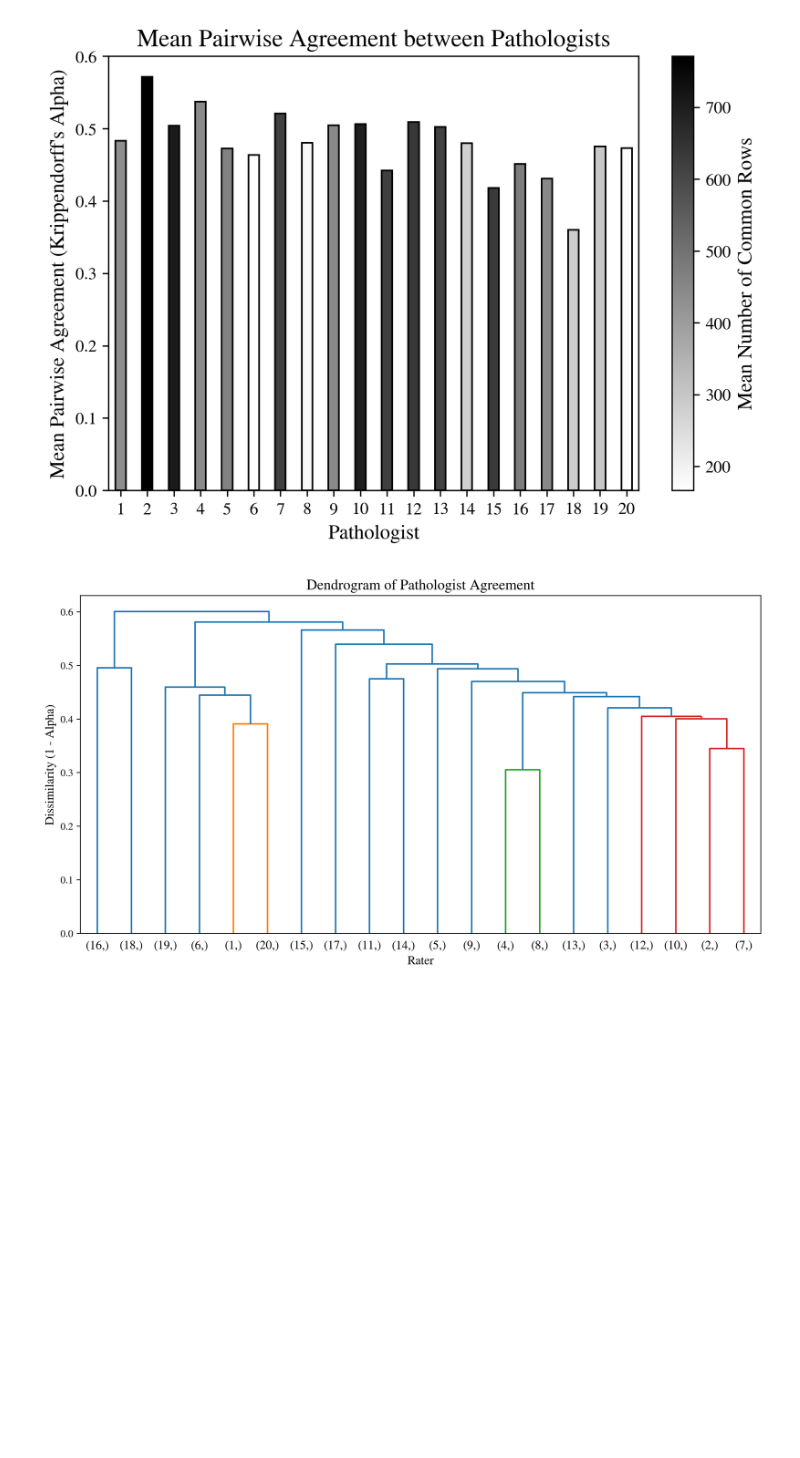
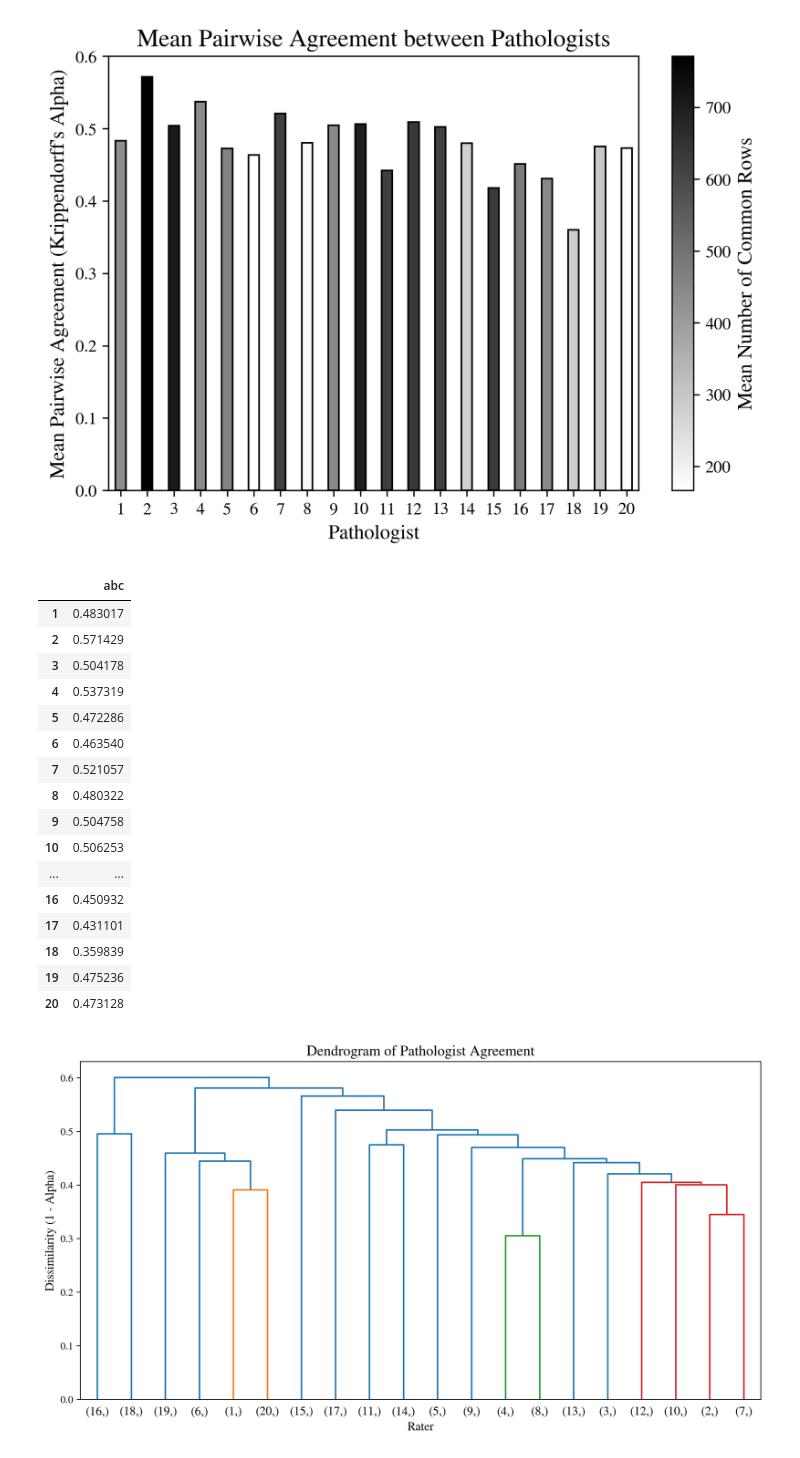
Before and after one commit to jangrove379/WeakBE-Net, a Jupyter notebook: notebooks/rater_selection.ipynb, the cells around one changed output. Drawn from its saved outputs; the diff is of its cells as text; code cells hidden in the pictures; blank space fills up the shorter version.

```diff
--- a/notebooks/rater_selection.ipynb
+++ b/notebooks/rater_selection.ipynb
@@ -283,6 +267,28 @@ plt.xticks(ticks=np.arange(len(pathologists)), labels=[f'{i+1}' for i in range(l
 plt.show()
 # %% [output]
 [figure]
+# %%
+temp = pd.DataFrame()
+temp["abc"] = mean_pairwise_corr_nonagg
+temp
+# %% [output]
+|  | abc |
+| 1 | 0.483017 |
+| 2 | 0.571429 |
+| 3 | 0.504178 |
+| 4 | 0.537319 |
+| 5 | 0.472286 |
+| 6 | 0.463540 |
+| 7 | 0.521057 |
+| 8 | 0.480322 |
+| 9 | 0.504758 |
+| 10 | 0.506253 |
+| ... | ... |
+| 16 | 0.450932 |
+| 17 | 0.431101 |
+| 18 | 0.359839 |
+| 19 | 0.475236 |
+| 20 | 0.473128 |
 # %%
 from sklearn.cluster import AgglomerativeClustering
 
```
Also changed, not shown: parts of 1 cell of this notebook, 6 other files.
